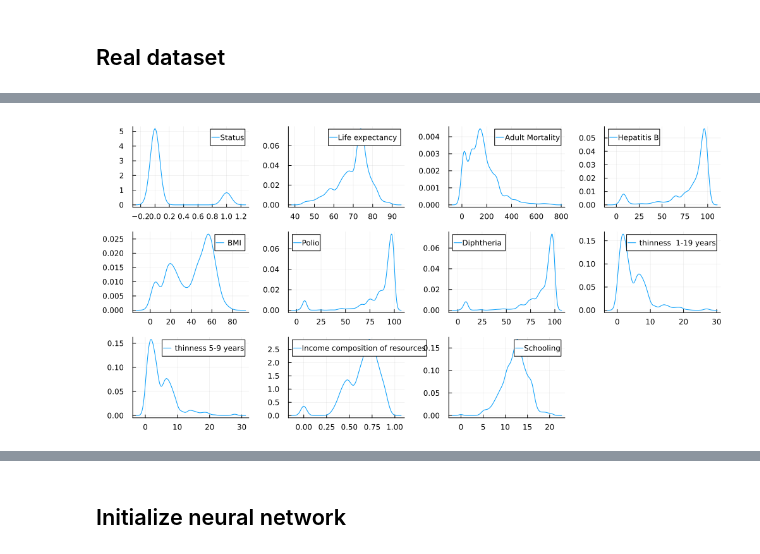
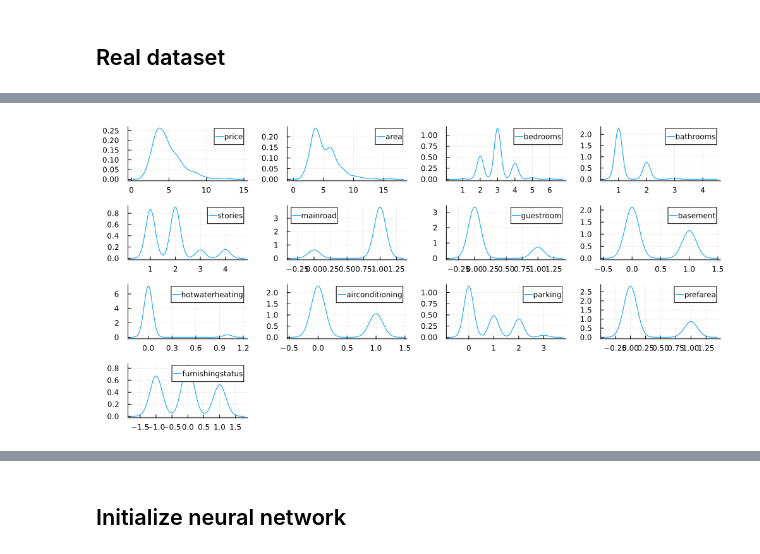
Before and after one commit to gamma-opt/Gogeta.jl, a Jupyter notebook: examples/NN_partition_formulation.ipynb, the cells around one changed output, grey strips where cells are left out. Saved outputs shown, nothing was run; the diff lists cells and outputs as text; code cells hidden in the pictures.

Commit message:
updated example notebook + new dataset for real life example

```diff
--- a/examples/NN_partition_formulation.ipynb
+++ b/examples/NN_partition_formulation.ipynb
@@ -386,4 +682,4 @@ For this example, we are going to use "Life Expectancy" dataset from the kaggle
 # %%
-data = CSV.read("datasets/LifeExpectanceData.csv", DataFrame)
+data = CSV.read("datasets/Housing.csv", DataFrame)
 first(data, 5)
 # %% [output]
@@ -398,13 +694,13 @@ first(data, 5)
 # %%
 plot_array = []
 
-for i = 1:11
+for i = 1:13
     push!(plot_array, density(data[:, i], label = names(data)[i]))
 
 end
 
 # Combine plots into a single plot
 plot(plot_array...,  legend=true)
 plot!(size=(1000,500))
 # %% [output]
-[figure, old version]
+[figure, new version]
```
Also changed, not shown: parts of 54 cells of this notebook, 2 other files.
